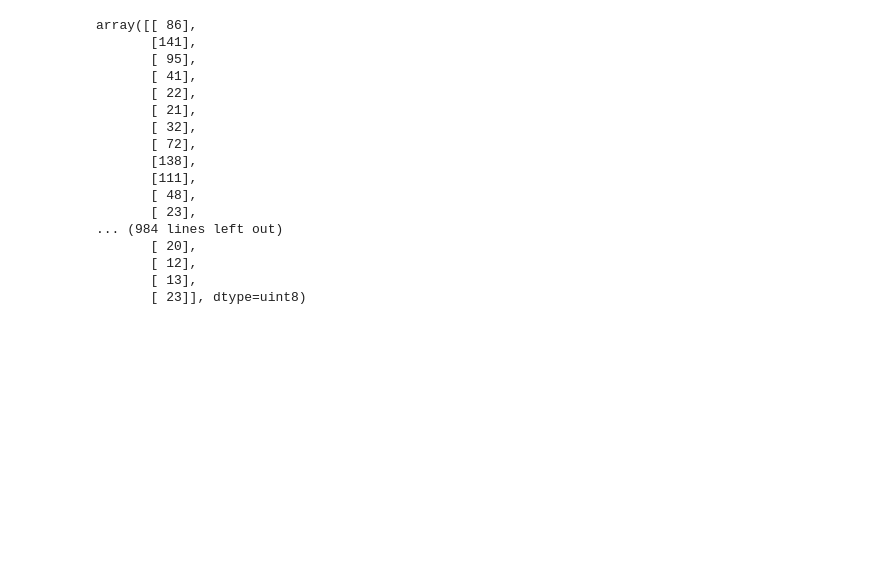
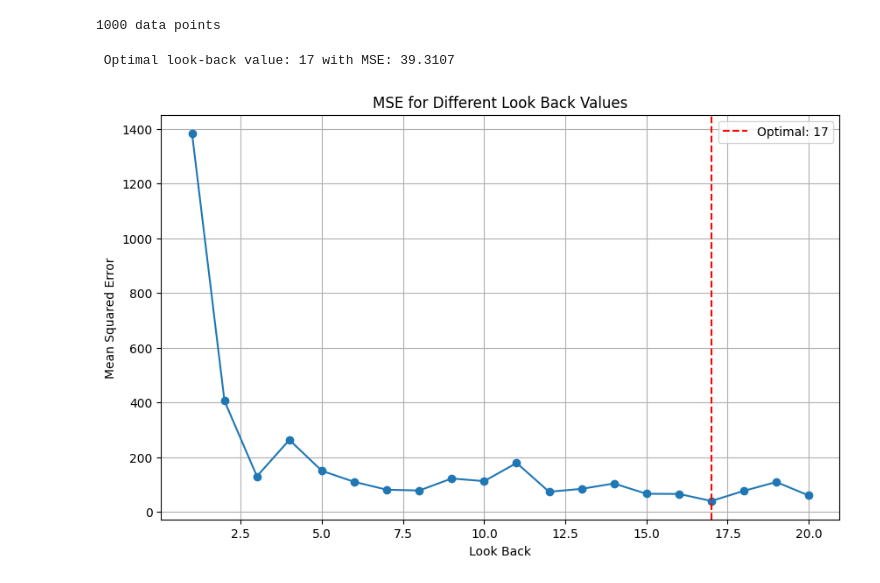
Before and after one commit to Tiveron999/DL-Assignment-1, a Jupyter notebook: model.ipynb, the cells around one changed output. Cells and saved outputs as stored; diff of their text form; code cells hidden in the pictures; blank space fills up the shorter version.

Commit message:
FFNN model

```diff
--- a/model.ipynb
+++ b/model.ipynb
@@ -27,21 +1,13 @@ mat
-# %%
-data = mat['Xtrain']
-data
-# %% [output]
-array([[ 86],
-       [141],
-       [ 95],
-       [ 41],
-       [ 22],
-       [ 21],
-       [ 32],
-       [ 72],
-       [138],
-       [111],
-       [ 48],
-       [ 23],
-... (984 lines left out)
-       [ 20],
-       [ 12],
-       [ 13],
-       [ 23]], dtype=uint8)
+# %%
+import numpy as np
+import matplotlib.pyplot as plt
+from sklearn.neural_network import MLPRegressor
+from sklearn.preprocessing import MinMaxScaler
+from sklearn.metrics import mean_squared_error
+import scipy.io
+
+data = scipy.io.loadmat('Xtrain.mat')
+time_series = data['Xtrain'].reshape(-1).astype(float)
+print(f"{len(time_series)} data points")
+# %% [output]
+1000 data points
@@ -47,0 +22,44 @@ array([[ 86],
+# %%
+def evaluate_look_back_values(time_series, max_look_back=20):
+    mse_scores = []
+    train_size = int(len(time_series) * 0.8)
+
+    for look_back in range(1, max_look_back + 1):
+        X, y = create_dataset(time_series, look_back)
+        X_train, X_val = X[:train_size - look_back], X[train_size - look_back:]
+        y_train, y_val = y[:train_size - look_back], y[train_size - look_back:]
+
+        scaler_X = MinMaxScaler()
+        scaler_y = MinMaxScaler()
+
+        X_train_scaled = scaler_X.fit_transform(X_train)
+        y_train_scaled = scaler_y.fit_transform(y_train.reshape(-1, 1)).flatten()
+        X_val_scaled = scaler_X.transform(X_val)
+
+        model = MLPRegressor(hidden_layer_sizes=(100,), max_iter=1000, random_state=42)
+        model.fit(X_train_scaled, y_train_scaled)
+
+        y_val_pred_scaled = model.predict(X_val_scaled)
+        y_val_pred = scaler_y.inverse_transform(y_val_pred_scaled.reshape(-1, 1)).flatten()
+
+        mse = mean_squared_error(y_val, y_val_pred)
+        mse_scores.append(mse)
+
+    return mse_scores
+# %%
+mse_scores = evaluate_look_back_values(time_series, max_look_back=20)
+optimal_look_back = np.argmin(mse_scores) + 1
+print(f" Optimal look-back value: {optimal_look_back} with MSE: {mse_scores[optimal_look_back-1]:.4f}")
+
+plt.figure(figsize=(10, 6))
+plt.plot(range(1, len(mse_scores) + 1), mse_scores, marker='o')
+plt.axvline(optimal_look_back, color='red', linestyle='--', label=f'Optimal: {optimal_look_back}')
+plt.xlabel('Look Back')
+plt.ylabel('Mean Squared Error')
+plt.title('MSE for Different Look Back Values')
+plt.legend()
+plt.grid(True)
+plt.show()
+# %% [output]
+ Optimal look-back value: 17 with MSE: 39.3107
+[figure, added]
```
Also changed, not shown: parts of 4 cells of this notebook.
